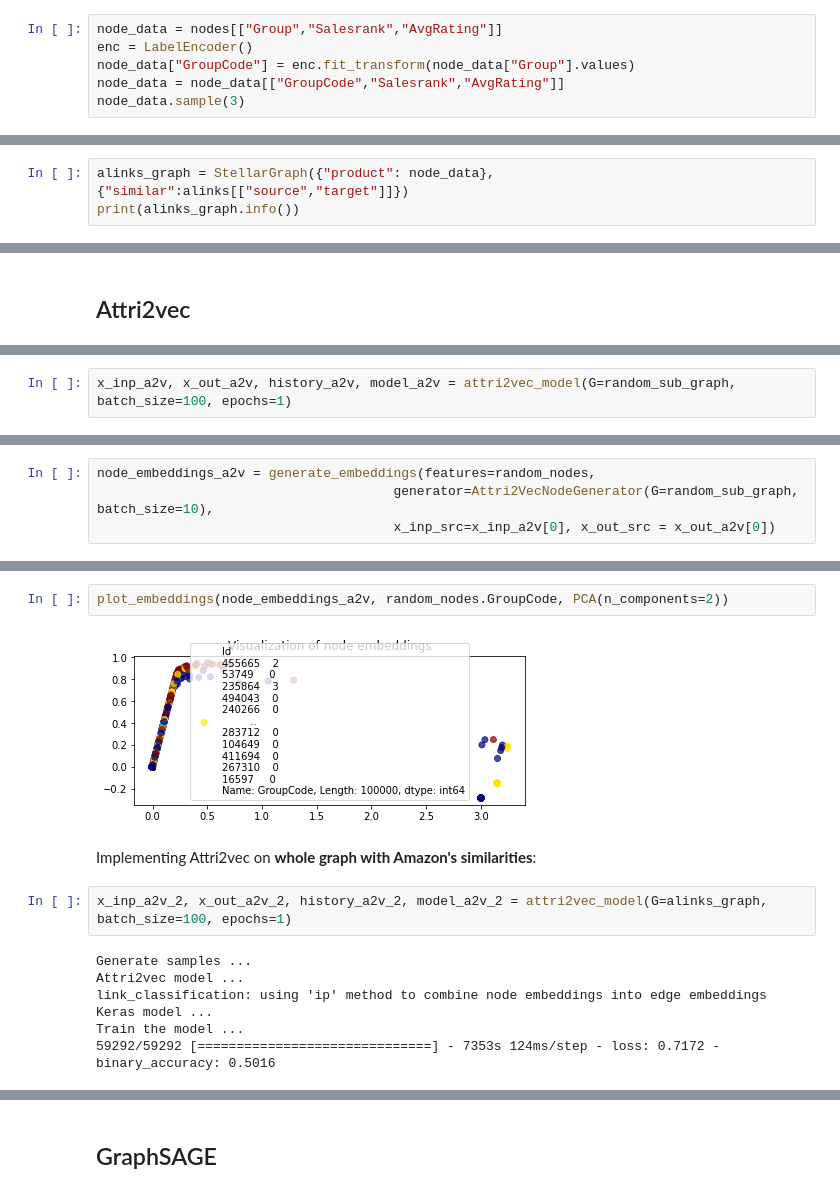
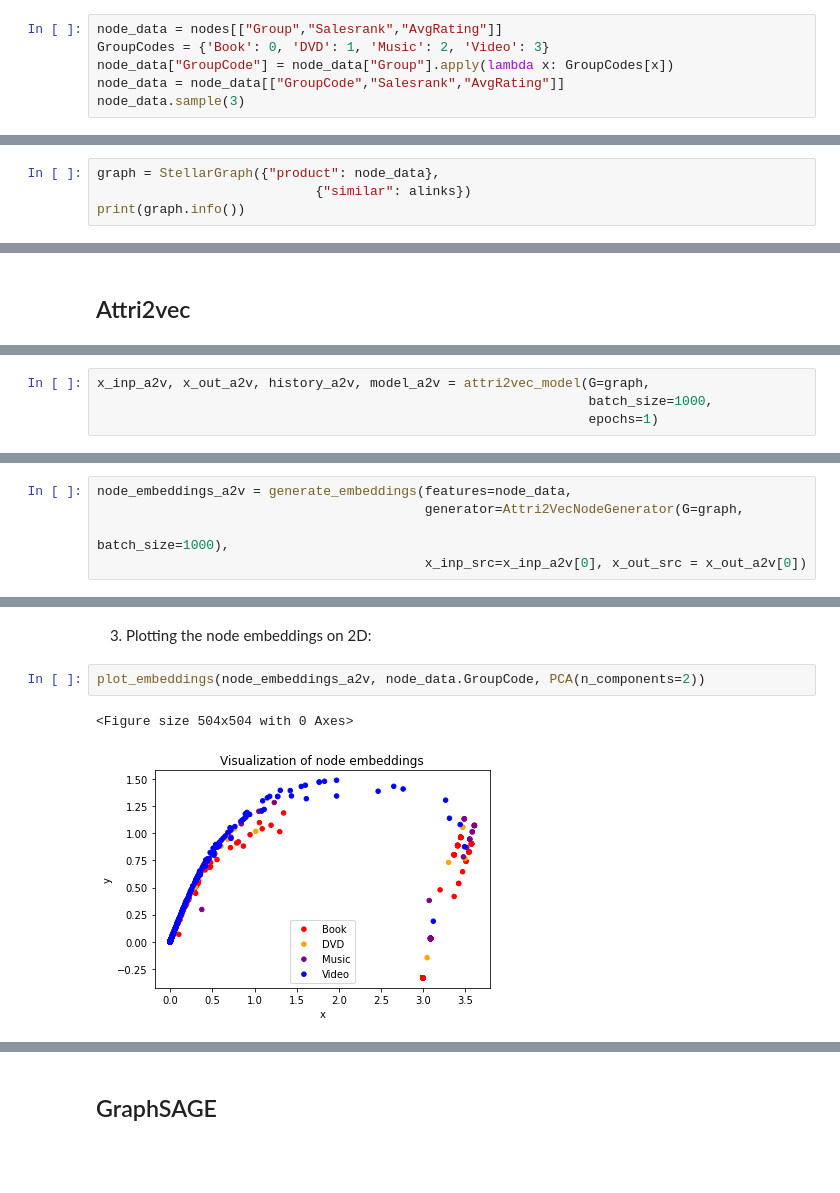
Before and after one commit to h31d1/Recommender, a Jupyter notebook: Recommender.ipynb, the cells around one changed output, grey strips where cells are left out. Saved outputs shown, nothing was run; the diff lists cells and outputs as text; blank space fills up the shorter version.

```diff
--- a/Recommender.ipynb
+++ b/Recommender.ipynb
@@ -110,8 +28,8 @@ CG.add_nodes_from(missing_nodes)
 Stellargraph accepts only numerical features.
 # %%
 node_data = nodes[["Group","Salesrank","AvgRating"]]
-enc = LabelEncoder()
-node_data["GroupCode"] = enc.fit_transform(node_data["Group"].values)
+GroupCodes = {'Book': 0, 'DVD': 1, 'Music': 2, 'Video': 3}
+node_data["GroupCode"] = node_data["Group"].apply(lambda x: GroupCodes[x])
 node_data = node_data[["GroupCode","Salesrank","AvgRating"]]
 node_data.sample(3)
 # %% [output]
@@ -151,8 +46,9 @@ StellarGraph: Undirected multigraph
 # %% [markdown]
 **Homogeneous graph** where links represent the similar products and the similarity is taken from source data.
 # %%
-alinks_graph = StellarGraph({"product": node_data}, {"similar":alinks[["source","target"]]})
-print(alinks_graph.info())
+graph = StellarGraph({"product": node_data},
+                            {"similar": alinks})
+print(graph.info())
 # %% [output]
 StellarGraph: Undirected multigraph
  Nodes: 542664, Edges: 275230
@@ -247,5 +69,7 @@ Implementing Attri2vec on **random subgraph**:
 # %%
-x_inp_a2v, x_out_a2v, history_a2v, model_a2v = attri2vec_model(G=random_sub_graph, batch_size=100, epochs=1)
+x_inp_a2v, x_out_a2v, history_a2v, model_a2v = attri2vec_model(G=graph,
+                                                               batch_size=1000,
+                                                               epochs=1)
 # %% [output]
 Generate samples ...
 Attri2vec model ...
@@ -278,5 +82,6 @@ ________________________________________________________________________________
 # %%
-node_embeddings_a2v = generate_embeddings(features=random_nodes,
-                                      generator=Attri2VecNodeGenerator(G=random_sub_graph, batch_size=10),
-                                      x_inp_src=x_inp_a2v[0], x_out_src = x_out_a2v[0])
+node_embeddings_a2v = generate_embeddings(features=node_data,
+                                          generator=Attri2VecNodeGenerator(G=graph,
+                                                                           batch_size=1000),
+                                          x_inp_src=x_inp_a2v[0], x_out_src = x_out_a2v[0])
 # %% [output]
@@ -284,15 +89,7 @@ node_embeddings_a2v = generate_embeddings(features=random_nodes,
+# %% [markdown]
+3. Plotting the node embeddings on 2D:
 # %%
-plot_embeddings(node_embeddings_a2v, random_nodes.GroupCode, PCA(n_components=2))
+plot_embeddings(node_embeddings_a2v, node_data.GroupCode, PCA(n_components=2))
 # %% [output]
+<Figure size 504x504 with 0 Axes>
-[figure, old version]
+[figure, new version]
-# %% [markdown]
-Implementing Attri2vec on **whole graph with Amazon's similarities**:
-# %%
-x_inp_a2v_2, x_out_a2v_2, history_a2v_2, model_a2v_2 = attri2vec_model(G=alinks_graph, batch_size=100, epochs=1)
-# %% [output]
-Generate samples ...
-Attri2vec model ...
-link_classification: using 'ip' method to combine node embeddings into edge embeddings
-Keras model ...
-Train the model ...
-59292/59292 [==============================] - 7353s 124ms/step - loss: 0.7172 - binary_accuracy: 0.5016
```
Also changed, not shown: parts of 92 cells of this notebook, 1 other file.
